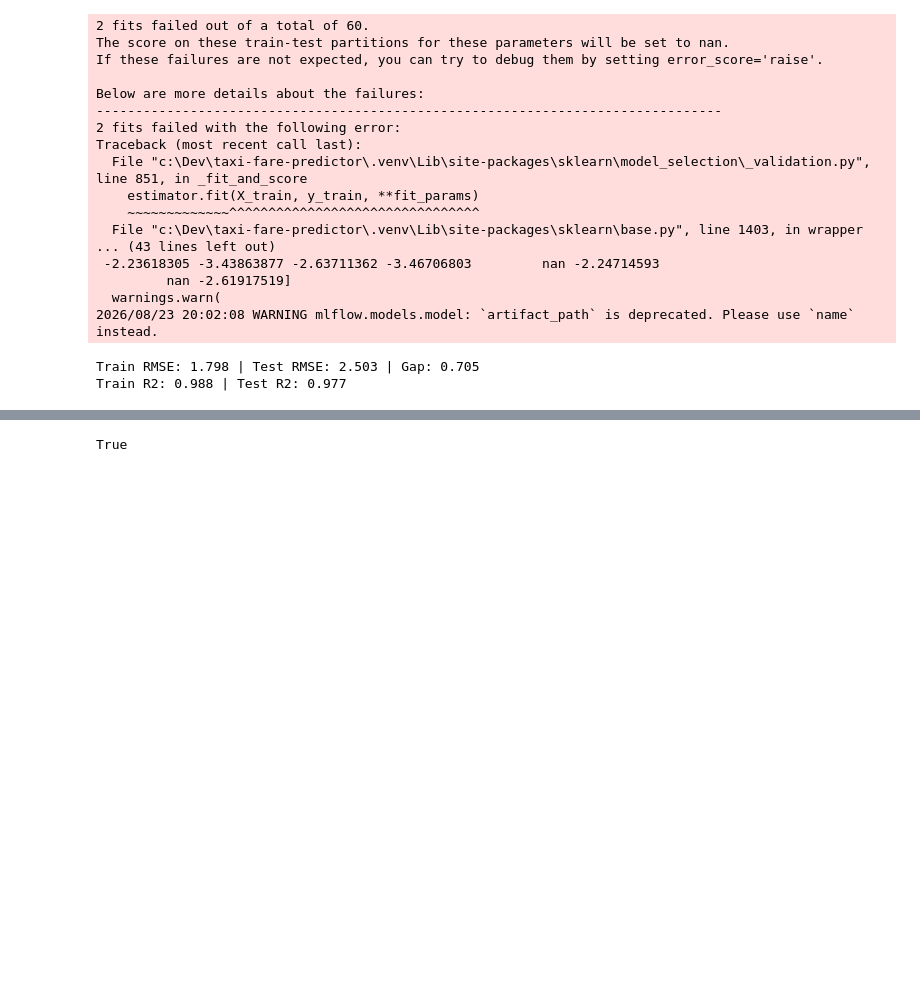
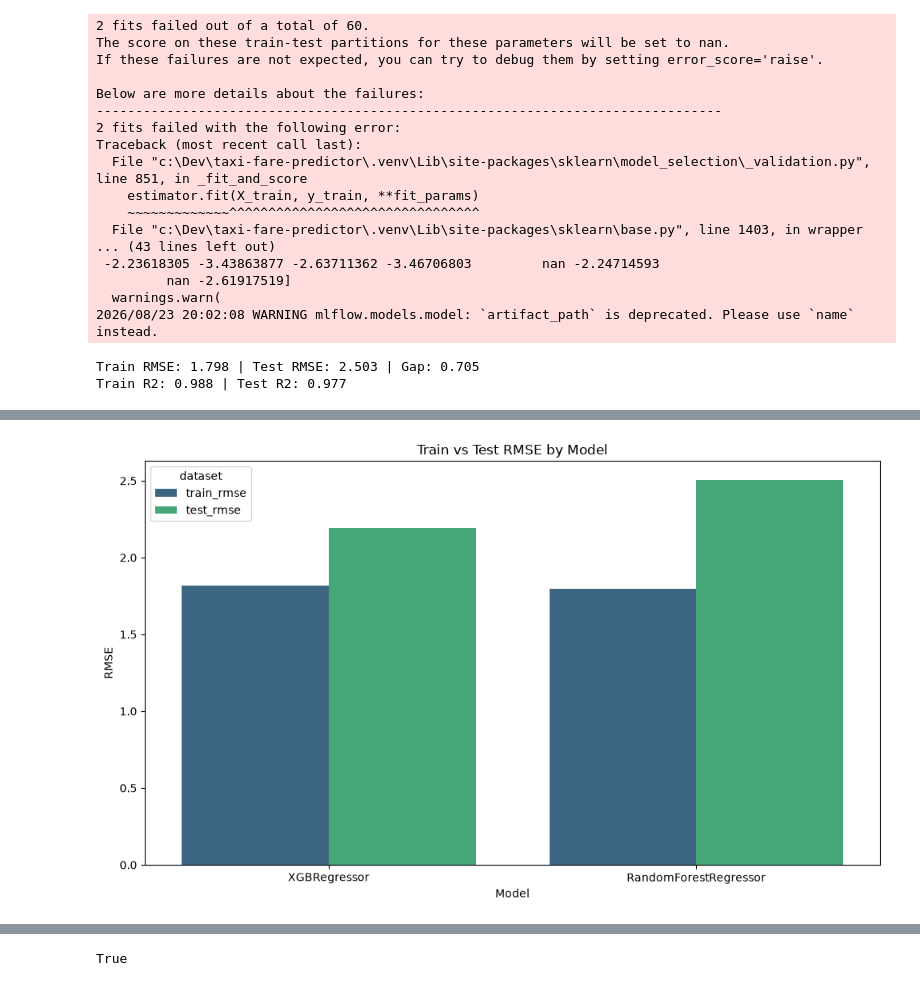
Before and after one commit to Calum1888/taxi-fare-predictor, a Jupyter notebook: notebooks/model_comparison.ipynb, the cells around one changed output, grey strips where cells are left out. Drawn from its saved outputs; the diff is of its cells as text; code cells hidden in the pictures; blank space fills up the shorter version.

Commit message:
tuned model comparison section

```diff
--- a/notebooks/model_comparison.ipynb
+++ b/notebooks/model_comparison.ipynb
@@ -312,0 +329,50 @@ Train R2: 0.988 | Test R2: 0.977
+# %%
+from mlflow.tracking import MlflowClient
+
+client = MlflowClient()
+xgboost_run = client.get_run('982977cd23f54a33a28bcd53afc656a5')
+rf_run = client.get_run('9627ac8ff5824710806e0f2735f0c253')
+# %%
+xgboost_params = xgboost_run.data.params
+xgboost_metrics = xgboost_run.data.metrics
+xgboost_tags = xgboost_run.data.tags
+
+rf_params = rf_run.data.params
+rf_metrics = rf_run.data.metrics
+rf_tags = rf_run.data.tags
+# %%
+# Build RMSE comparison DataFrame
+rmse_df = pd.DataFrame([
+    {
+        "model": "XGBRegressor",
+        "train_rmse": xgboost_metrics["train_rmse"],
+        "test_rmse": xgboost_metrics["test_rmse"]
+    },
+    {
+        "model": "RandomForestRegressor",
+        "train_rmse": rf_metrics["train_rmse"],
+        "test_rmse": rf_metrics["test_rmse"]
+    }
+])
+
+# Melt into long format
+rmse_long = rmse_df.melt(id_vars="model", var_name="dataset", value_name="rmse")
+
+# Plot
+plt.figure(figsize=(10,6))
+sns.barplot(data=rmse_long, x="model", y="rmse", hue="dataset", palette="viridis")
+plt.title("Train vs Test RMSE by Model")
+plt.ylabel("RMSE")
+plt.xlabel("Model")
+plt.tight_layout()
+
+# Save
+save_path_rmse = "../Graphs/XGB_RF_RMSE.png"
+if not os.path.exists(save_path_rmse):
+    plt.savefig(save_path_rmse)
+else:
+    print("RMSE plot already exists — skipping save.")
+
+plt.show()
+# %% [output]
+[figure, added]
```
Also changed, not shown: parts of 8 cells of this notebook.
